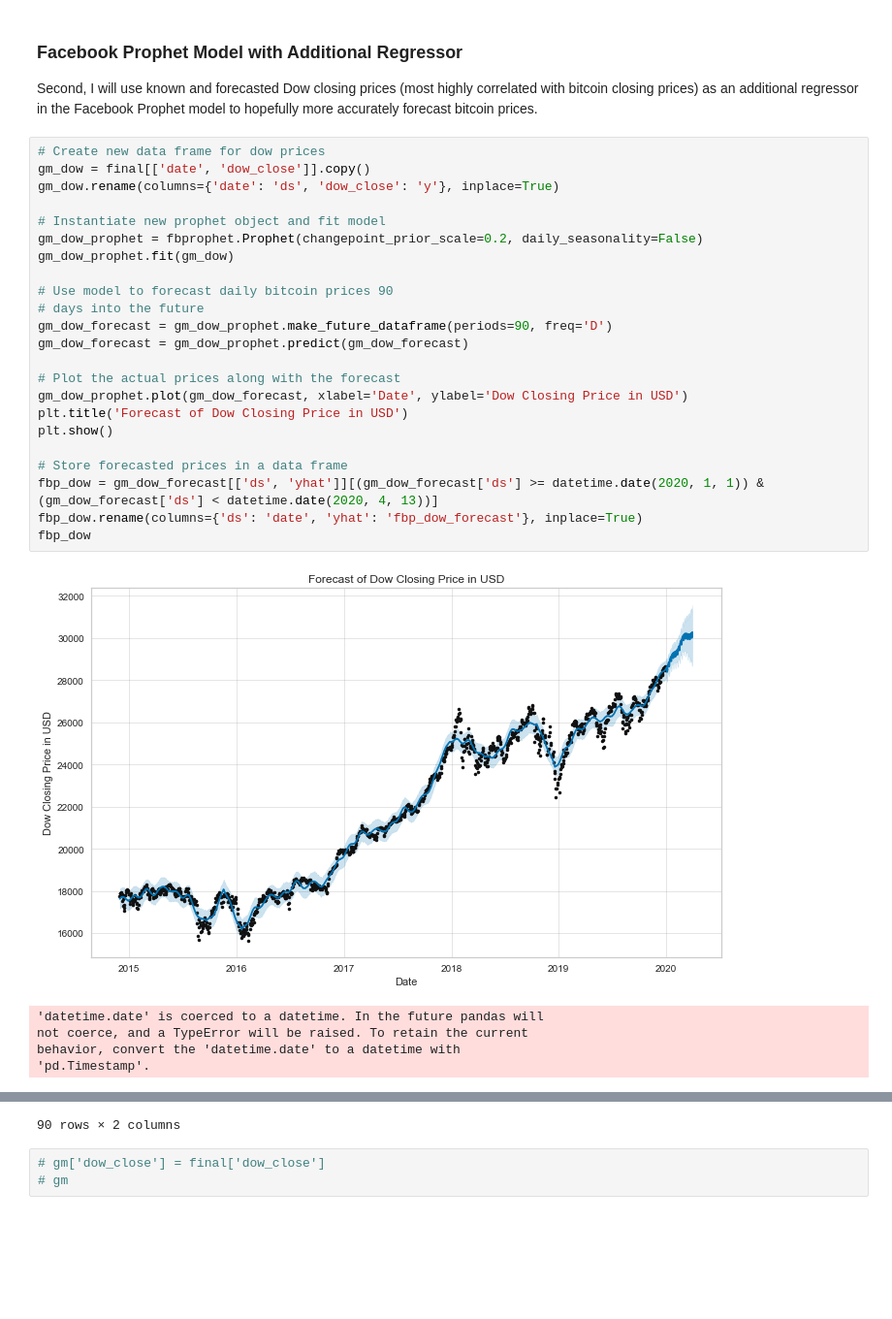
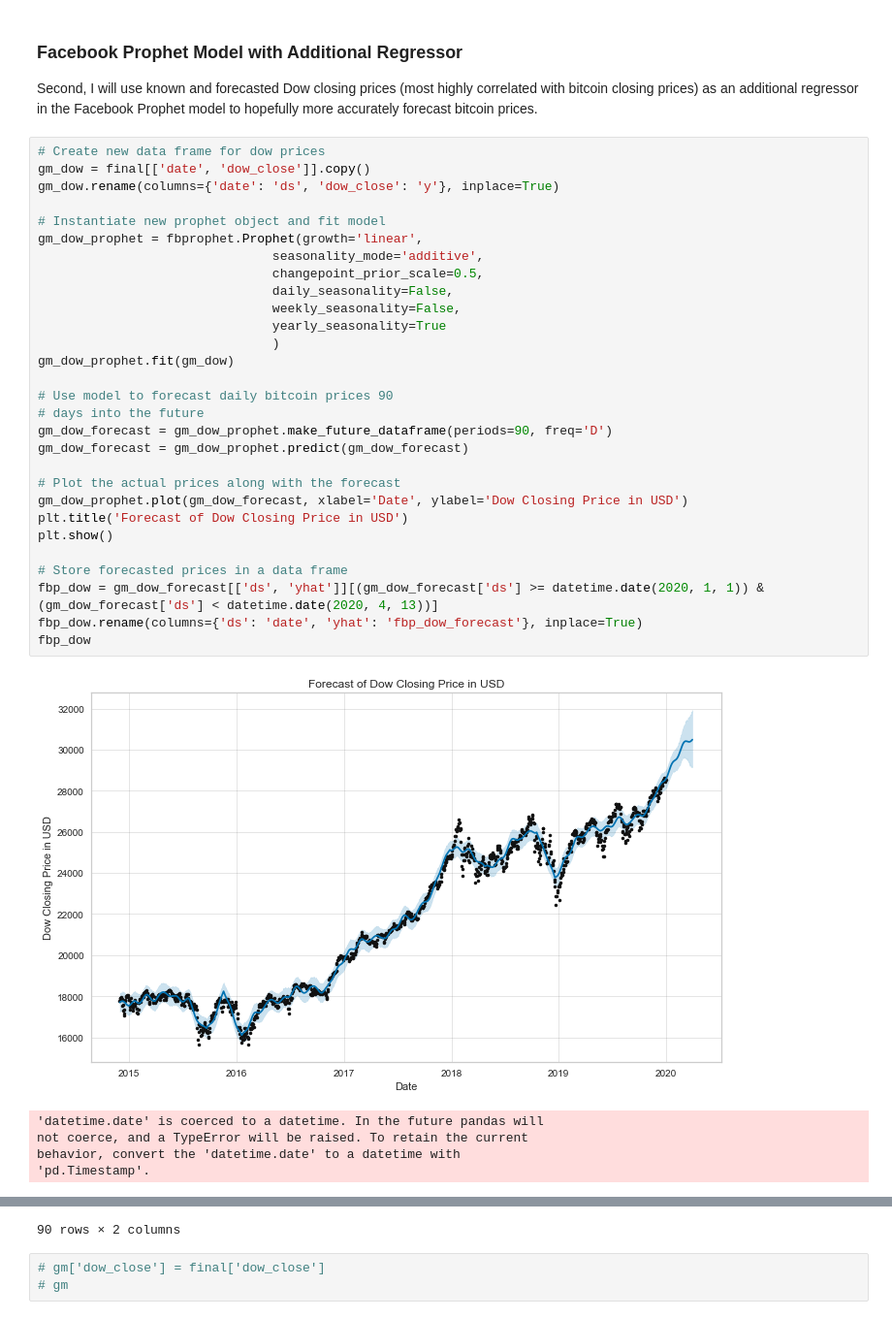
Before and after one commit to happyheppler/Thinkful-Module-38, a Jupyter notebook: module38_capstone.ipynb, the cells around one changed output, grey strips where cells are left out. Shown at 97% size. Cells and saved outputs as stored; diff of their text form; blank space fills up the shorter version.

```diff
--- a/module38_capstone.ipynb
+++ b/module38_capstone.ipynb
@@ -499,28 +571,34 @@ Second, I will use known and forecasted Dow closing prices (most highly correlat
 # %%
 # Create new data frame for dow prices
 gm_dow = final[['date', 'dow_close']].copy()
 gm_dow.rename(columns={'date': 'ds', 'dow_close': 'y'}, inplace=True)
 
 # Instantiate new prophet object and fit model
-gm_dow_prophet = fbprophet.Prophet(changepoint_prior_scale=0.2, daily_seasonality=False)
+gm_dow_prophet = fbprophet.Prophet(growth='linear',
+                               seasonality_mode='additive',
+                               changepoint_prior_scale=0.5,
+                               daily_seasonality=False,
+                               weekly_seasonality=False,
+                               yearly_seasonality=True
+                               )
 gm_dow_prophet.fit(gm_dow)
 
 # Use model to forecast daily bitcoin prices 90
 # days into the future
 gm_dow_forecast = gm_dow_prophet.make_future_dataframe(periods=90, freq='D')
 gm_dow_forecast = gm_dow_prophet.predict(gm_dow_forecast)
 
 # Plot the actual prices along with the forecast
 gm_dow_prophet.plot(gm_dow_forecast, xlabel='Date', ylabel='Dow Closing Price in USD')
 plt.title('Forecast of Dow Closing Price in USD')
 plt.show()
 
 # Store forecasted prices in a data frame
 fbp_dow = gm_dow_forecast[['ds', 'yhat']][(gm_dow_forecast['ds'] >= datetime.date(2020, 1, 1)) & (gm_dow_forecast['ds'] < datetime.date(2020, 4, 13))]
 fbp_dow.rename(columns={'ds': 'date', 'yhat': 'fbp_dow_forecast'}, inplace=True)
 fbp_dow
 # %% [output]
-[figure, old version]
+[figure, new version]
 'datetime.date' is coerced to a datetime. In the future pandas will
 not coerce, and a TypeError will be raised. To retain the current
 behavior, convert the 'datetime.date' to a datetime with
```
Also changed, not shown: parts of 39 cells of this notebook.
